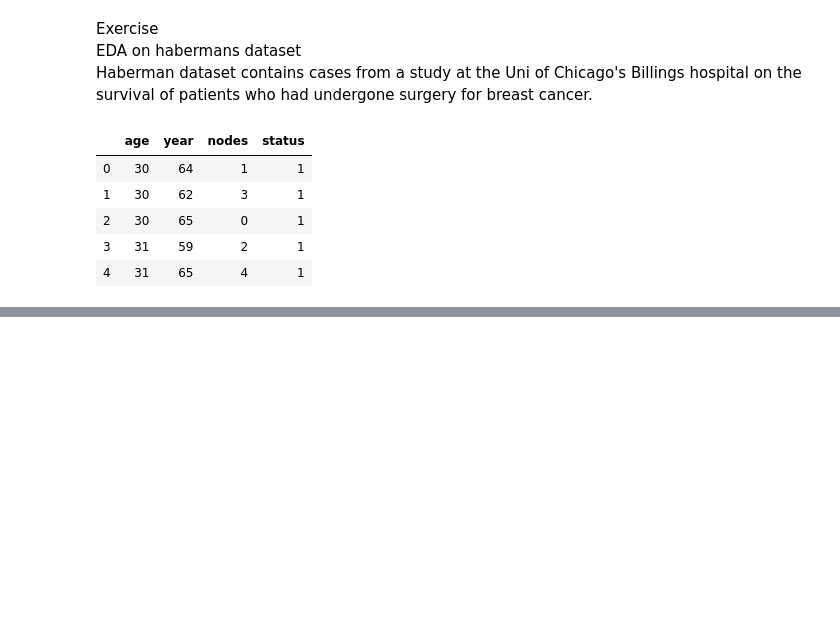
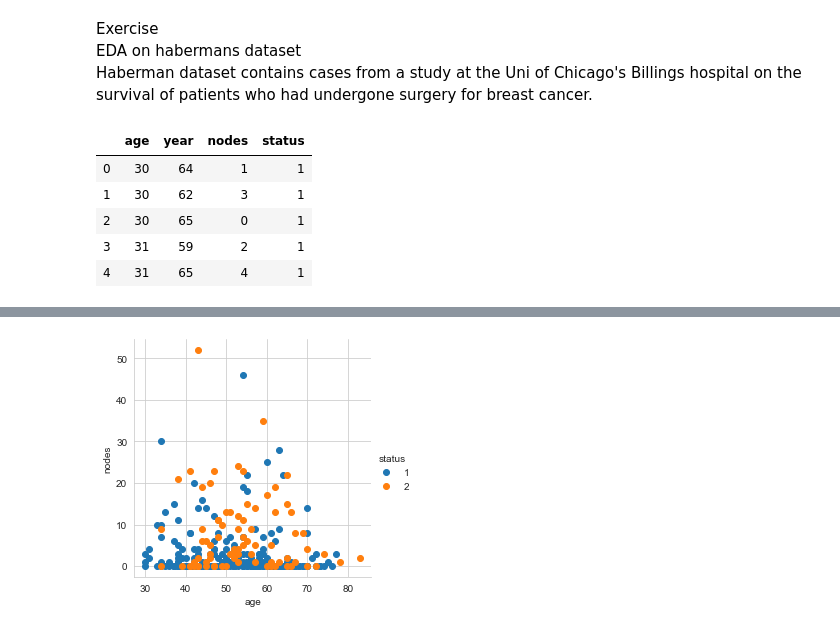
Before and after one commit to brijrajgohil/DataScienceProjects, a Jupyter notebook: AI/EDA/EDA.ipynb, the cells around one changed output, grey strips where cells are left out. Cells and saved outputs as stored; diff of their text form; code cells hidden in the pictures; blank space fills up the shorter version.

```diff
--- a/AI/EDA/EDA.ipynb
+++ b/AI/EDA/EDA.ipynb
@@ -294,0 +321,7 @@ status : survival status 1 (survived >= 5
+# %%
+# 2-D scatter plot with color-coding for each patient based on survival
+sns.set_style("whitegrid")
+sns.FacetGrid(haberman, hue="status", height=4).map(plt.scatter, "age", "nodes").add_legend()
+plt.show()
+# %% [output]
+[figure, added]
```
Also changed, not shown: parts of 12 cells of this notebook.
